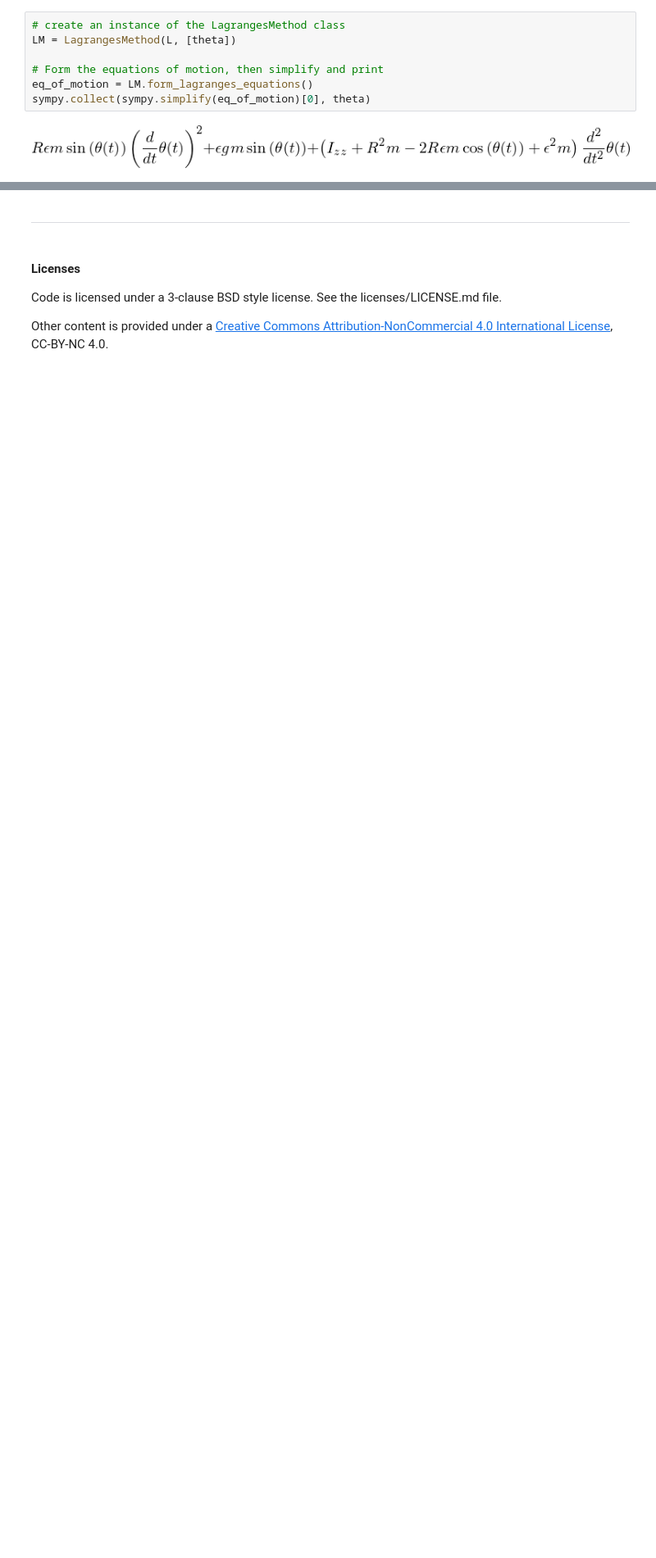
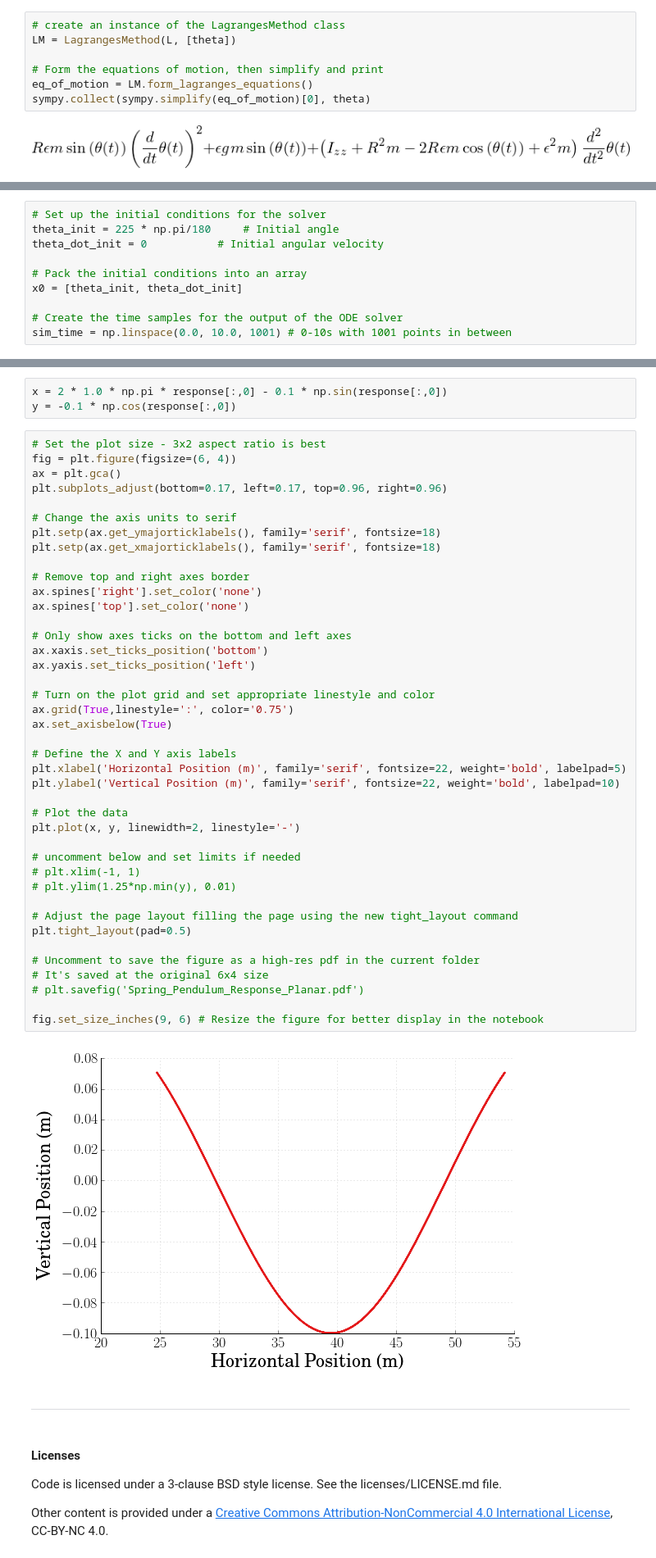
Before and after one commit to DocVaughan/MCHE513---Intermediate-Dynamics, a Jupyter notebook: Rolling Imbalance with Sympy.ipynb, the cells around one changed output, grey strips where cells are left out. Shown at 82% size. Drawn from its saved outputs; the diff is of its cells as text; blank space fills up the shorter version.

```diff
--- a/Rolling Imbalance with Sympy.ipynb
+++ b/Rolling Imbalance with Sympy.ipynb
@@ -74,0 +126,10 @@ sympy.collect(sympy.simplify(eq_of_motion)[0], theta)
+# %%
+# Set up the initial conditions for the solver
+theta_init = 225 * np.pi/180     # Initial angle
+theta_dot_init = 0           # Initial angular velocity
+
+# Pack the initial conditions into an array
+x0 = [theta_init, theta_dot_init]
+
+# Create the time samples for the output of the ODE solver
+sim_time = np.linspace(0.0, 10.0, 1001) # 0-10s with 1001 points in between
@@ -75,3 +206,49 @@ sympy.collect(sympy.simplify(eq_of_motion)[0], theta)
+# %%
+x = 2 * 1.0 * np.pi * response[:,0] - 0.1 * np.sin(response[:,0])
+y = -0.1 * np.cos(response[:,0])
+# %%
+# Set the plot size - 3x2 aspect ratio is best
+fig = plt.figure(figsize=(6, 4))
+ax = plt.gca()
+plt.subplots_adjust(bottom=0.17, left=0.17, top=0.96, right=0.96)
+
+# Change the axis units to serif
+plt.setp(ax.get_ymajorticklabels(), family='serif', fontsize=18)
+plt.setp(ax.get_xmajorticklabels(), family='serif', fontsize=18)
+
+# Remove top and right axes border
+ax.spines['right'].set_color('none')
+ax.spines['top'].set_color('none')
+
+# Only show axes ticks on the bottom and left axes
+ax.xaxis.set_ticks_position('bottom')
+ax.yaxis.set_ticks_position('left')
+
+# Turn on the plot grid and set appropriate linestyle and color
+ax.grid(True,linestyle=':', color='0.75')
+ax.set_axisbelow(True)
+
+# Define the X and Y axis labels
+plt.xlabel('Horizontal Position (m)', family='serif', fontsize=22, weight='bold', labelpad=5)
+plt.ylabel('Vertical Position (m)', family='serif', fontsize=22, weight='bold', labelpad=10)
+
+# Plot the data
+plt.plot(x, y, linewidth=2, linestyle='-')
+
+# uncomment below and set limits if needed
+# plt.xlim(-1, 1)
+# plt.ylim(1.25*np.min(y), 0.01)
+
+# Adjust the page layout filling the page using the new tight_layout command
+plt.tight_layout(pad=0.5)
+
+# Uncomment to save the figure as a high-res pdf in the current folder
+# It's saved at the original 6x4 size
+# plt.savefig('Spring_Pendulum_Response_Planar.pdf')
+
+fig.set_size_inches(9, 6) # Resize the figure for better display in the notebook
+# %% [output]
+[figure, added]
 # %% [markdown]
 <hr class = "style-end">
 # %% [markdown]
```
Also changed, not shown: parts of 8 cells of this notebook, 6 other files.
